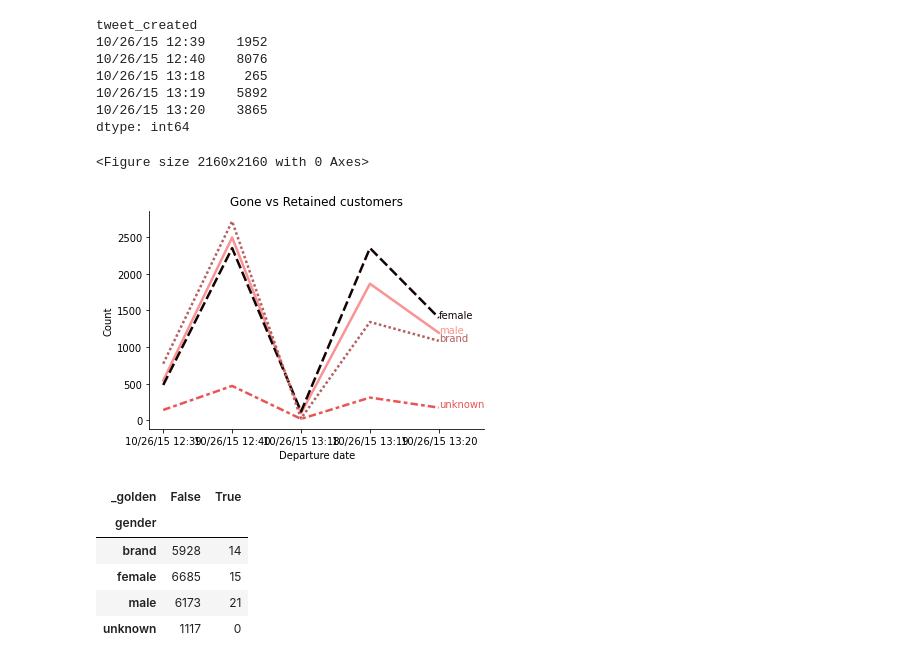
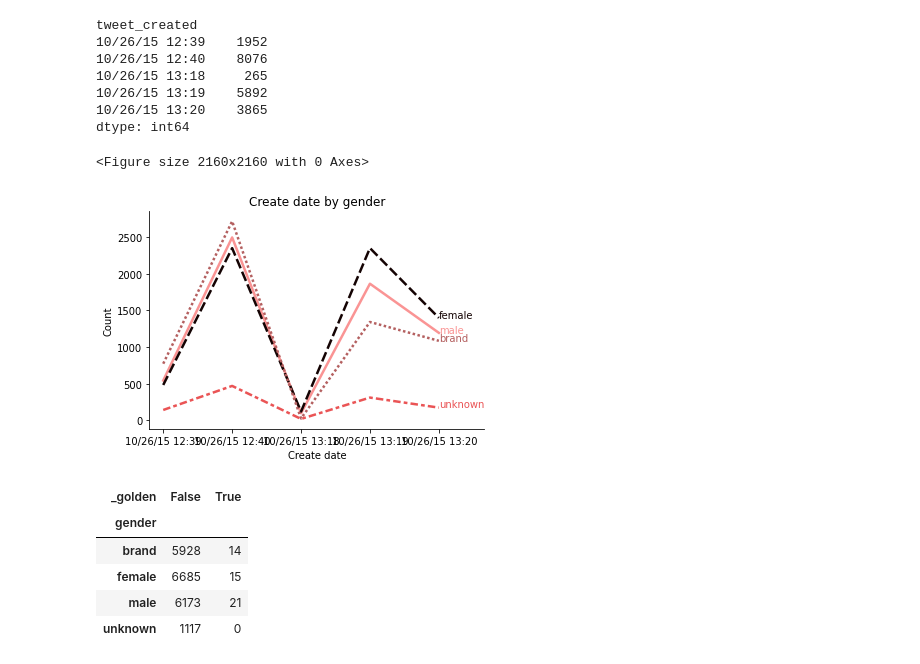
Before and after one commit to jsebastianquiroga/DEEP_LEARNING_PUJ, a Jupyter notebook: Notebook/DL_Twitter_Gender_Classification.ipynb, the cells around one changed output. Saved outputs shown, nothing was run; the diff lists cells and outputs as text; code cells hidden in the pictures.

```diff
--- a/Notebook/DL_Twitter_Gender_Classification.ipynb
+++ b/Notebook/DL_Twitter_Gender_Classification.ipynb
@@ -221,35 +221,35 @@ df_d = df_viaje.groupby(['tweet_created']).agg(
 df_d
 # df_d
 import seaborn as sns
 plt.figure(figsize=(30, 30))
 fig, ax = plt.subplots()
 ax = sns.lineplot(data=df_d, linewidth=2.5, palette=['#FA9494', '#140303', '#B46060', '#EA5455'], legend=None, linestyle='solid')
 for line, name in zip(ax.lines, df_d.columns.tolist()):
 	y = line.get_ydata()[-1]
 	x = line.get_xdata()[-1]
 	if not np.isfinite(y):
 	    y=next(reversed(line.get_ydata()[~line.get_ydata().mask]),float("nan"))
 	if not np.isfinite(y) or not np.isfinite(x):
 	    continue
 	text = ax.annotate(name,
 		       xy=(x, y),
 		       xytext=(0, 0),
 		       color=line.get_color(),
 		       xycoords=(ax.get_xaxis_transform(),
 				 ax.get_yaxis_transform()),
 		       textcoords="offset points")
 	text_width = (text.get_window_extent(
 	fig.canvas.get_renderer()).transformed(ax.transData.inverted()).width)
 	if np.isfinite(text_width):
 		ax.set_xlim(ax.get_xlim()[0], text.xy[0] + text_width * 1.05)
-ax.set(xlabel='Departure date', ylabel='Count', title='Gone vs Retained customers')
+ax.set(xlabel='Create date', ylabel='Count', title='Create date by gender')
 #ax.legend(title='Type', title_fontsize = 13)
 sns.despine(bottom=False, left=False)
 plt.grid(False)
 plt.show()
 # %% [output]
 <Figure size 2160x2160 with 0 Axes>
-[figure, old version]
+[figure, new version]
 # %%
 ct = pd.crosstab(df_tw['gender'], [df_tw['_golden']])#, normalize='columns')#, margins=True)
 # # Plot the crosstab as a bar chart
```
Also changed, not shown: parts of 8 cells of this notebook.
